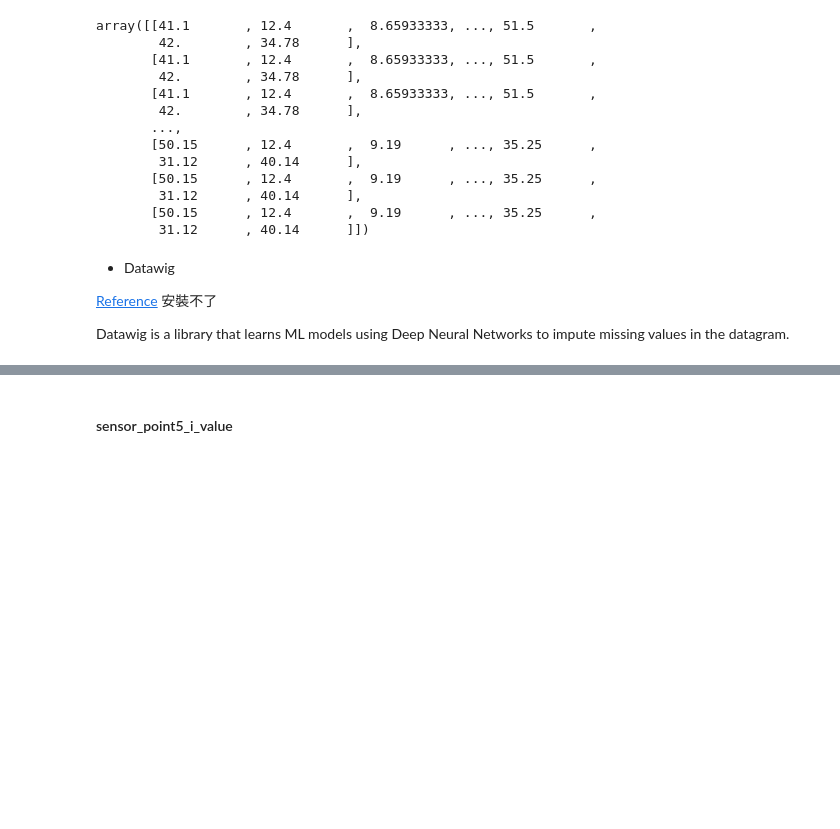
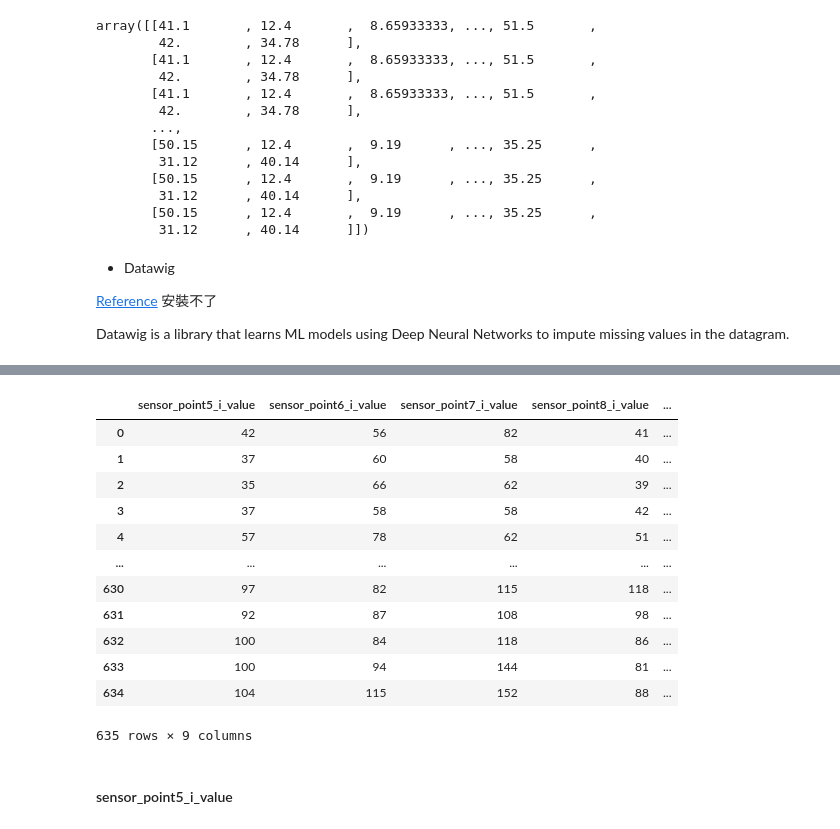
Before and after one commit to EricTsai83/IMBD_data_competition, a Jupyter notebook: Code/feature_engineering.ipynb, the cells around one changed output, grey strips where cells are left out. Drawn from its saved outputs; the diff is of its cells as text; code cells hidden in the pictures; blank space fills up the shorter version.

```diff
--- a/Code/feature_engineering.ipynb
+++ b/Code/feature_engineering.ipynb
@@ -233,3 +331,19 @@ data_x
+# %%
+temp
+# %% [output]
+|  | sensor_point5_i_value | sensor_point6_i_value | sensor_point7_i_value | sensor_point8_i_value | ... |
+| 0 | 42 | 56 | 82 | 41 | ... |
+| 1 | 37 | 60 | 58 | 40 | ... |
+| 2 | 35 | 66 | 62 | 39 | ... |
+| 3 | 37 | 58 | 58 | 42 | ... |
+| 4 | 57 | 78 | 62 | 51 | ... |
+| ... | ... | ... | ... | ... | ... |
+| 630 | 97 | 82 | 115 | 118 | ... |
+| 631 | 92 | 87 | 108 | 98 | ... |
+| 632 | 100 | 84 | 118 | 86 | ... |
+| 633 | 100 | 94 | 144 | 81 | ... |
+| 634 | 104 | 115 | 152 | 88 | ... |
+635 rows × 9 columns
 # %% [markdown]
 #### sensor_point5_i_value
 # %%
```
Also changed, not shown: parts of 24 cells of this notebook.
